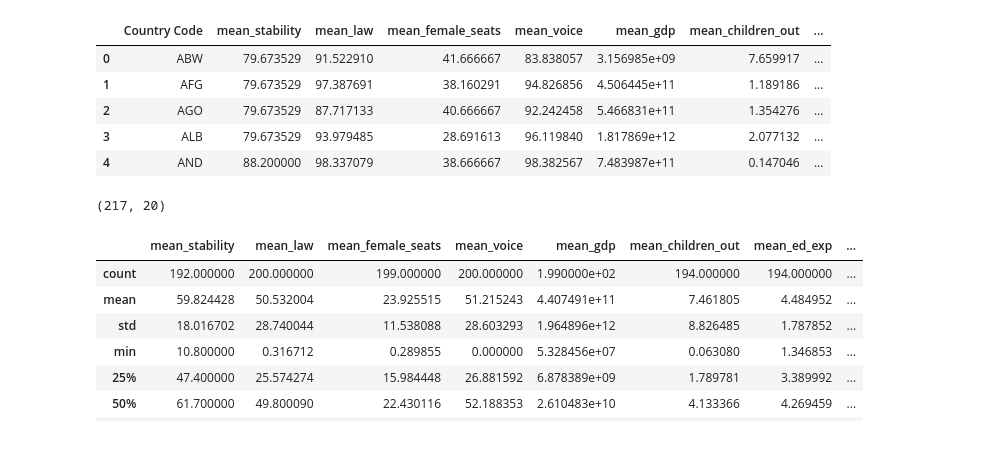
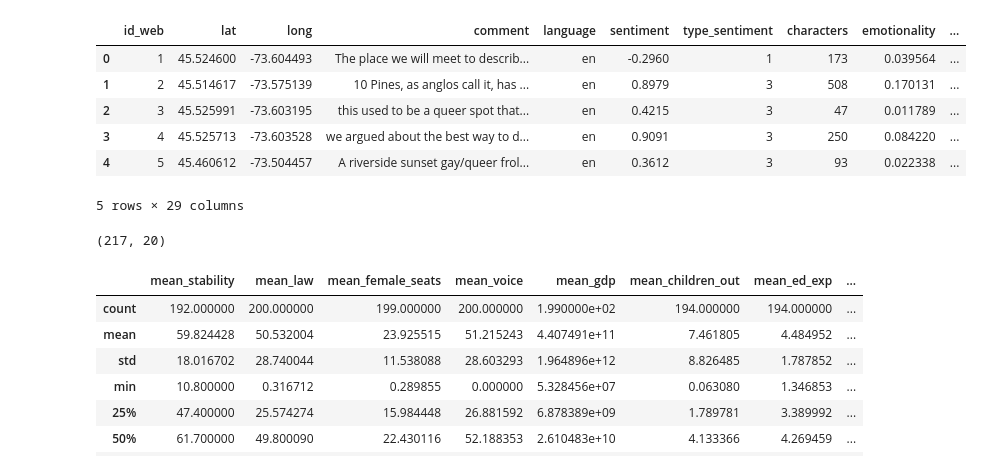
Before and after one commit to MartaGDC/Queering-the-map, a Jupyter notebook: notebooks/5. Features.ipynb, the cells around one changed output. Drawn from its saved outputs; the diff is of its cells as text; code cells hidden in the pictures.

```diff
--- a/notebooks/5. Features.ipynb
+++ b/notebooks/5. Features.ipynb
@@ -3,15 +3,16 @@ import pandas as pd
 import seaborn as sns
 import matplotlib.pyplot as plt
 # %%
-df = pd.read_csv("../data/charactCountry/country_features.csv", index_col="Unnamed: 0")
+df = pd.read_csv("../data/total_df.csv", index_col="Unnamed: 0")
 df.head()
 # %% [output]
-|  | Country Code | mean_stability | mean_law | mean_female_seats | mean_voice | mean_gdp | mean_children_out | ... |
-| 0 | ABW | 79.673529 | 91.522910 | 41.666667 | 83.838057 | 3.156985e+09 | 7.659917 | ... |
-| 1 | AFG | 79.673529 | 97.387691 | 38.160291 | 94.826856 | 4.506445e+11 | 1.189186 | ... |
-| 2 | AGO | 79.673529 | 87.717133 | 40.666667 | 92.242458 | 5.466831e+11 | 1.354276 | ... |
-| 3 | ALB | 79.673529 | 93.979485 | 28.691613 | 96.119840 | 1.817869e+12 | 2.077132 | ... |
-| 4 | AND | 88.200000 | 98.337079 | 38.666667 | 98.382567 | 7.483987e+11 | 0.147046 | ... |
+|  | id_web | lat | long | comment | language | sentiment | type_sentiment | characters | emotionality | ... |
+| 0 | 1 | 45.524600 | -73.604493 | The place we will meet to describ... | en | -0.2960 | 1 | 173 | 0.039564 | ... |
+| 1 | 2 | 45.514617 | -73.575139 | 10 Pines, as anglos call it, has ... | en | 0.8979 | 3 | 508 | 0.170131 | ... |
+| 2 | 3 | 45.525991 | -73.603195 | this used to be a queer spot that... | en | 0.4215 | 3 | 47 | 0.011789 | ... |
+| 3 | 4 | 45.525713 | -73.603528 | we argued about the best way to d... | en | 0.9091 | 3 | 250 | 0.084220 | ... |
+| 4 | 5 | 45.460612 | -73.504457 | A riverside sunset gay/queer frol... | en | 0.3612 | 3 | 93 | 0.022338 | ... |
+5 rows × 29 columns
 # %%
 df.shape
 # %% [output]
```
Also changed, not shown: 2 other files.
